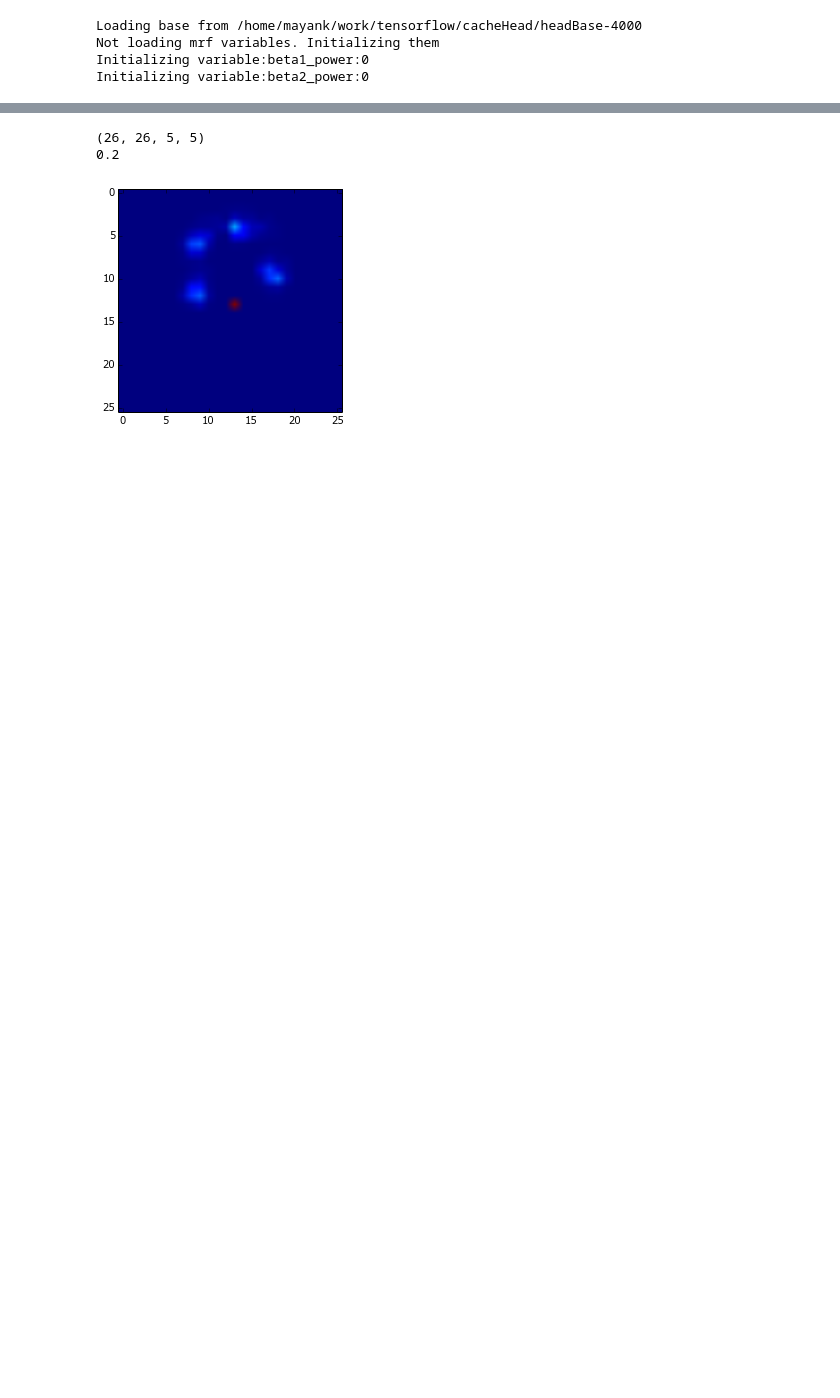
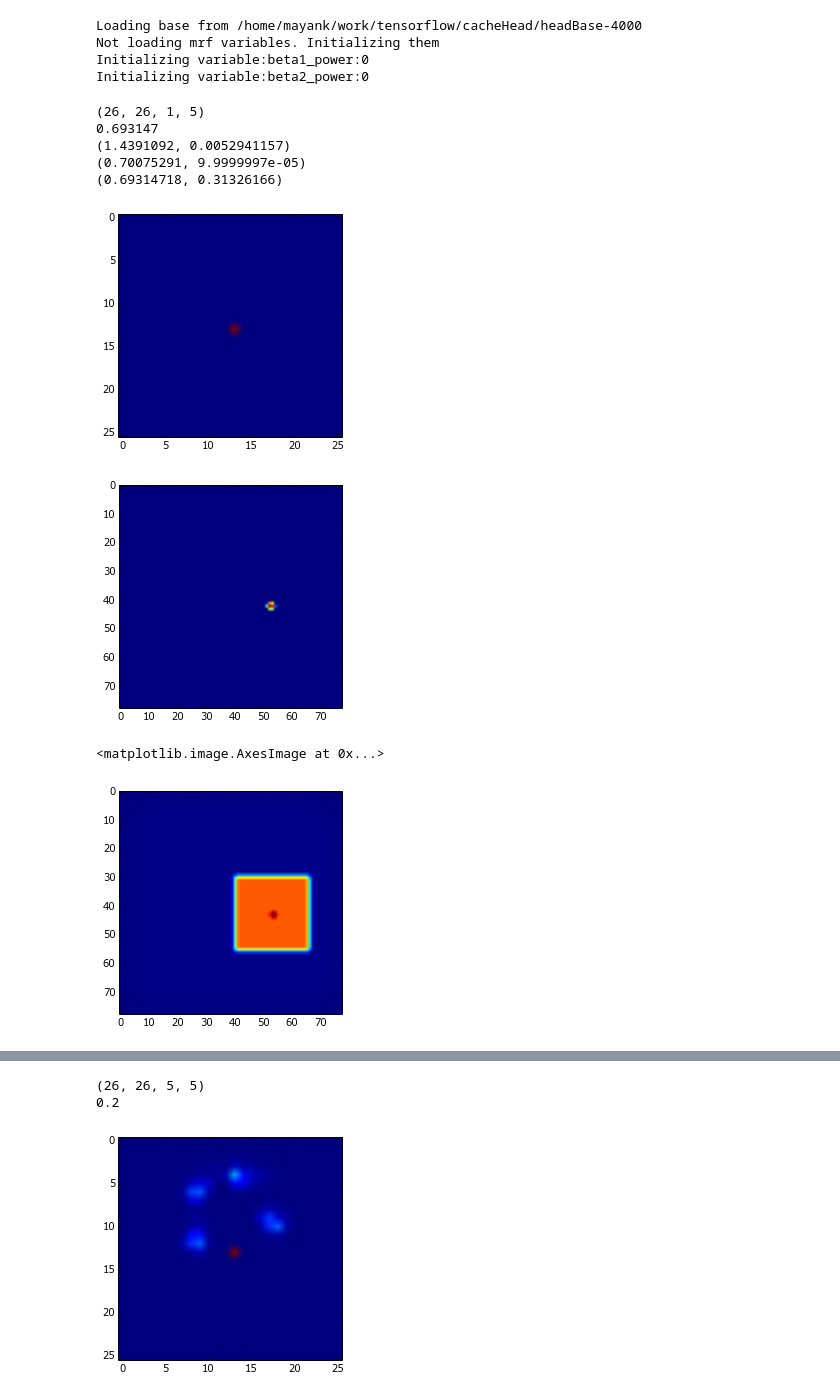
Before and after one commit to mkabra/poseTF, a Jupyter notebook: cellCodeHead.ipynb, the cells around one changed output, grey strips where cells are left out. Drawn from its saved outputs; the diff is of its cells as text; code cells hidden in the pictures; blank space fills up the shorter version.

```diff
--- a/cellCodeHead.ipynb
+++ b/cellCodeHead.ipynb
@@ -1278 +1289,25 @@ preds = sess.run([self.basePred,self.mrfPred,modlabels],feed_dict=self.feed_dict
+# %%
+import scipy
+print(wts[0].shape)
+print(wts[0].max())
+vv = np.maximum(preds[0][0,:,:,0],0.0001)
+oo = scipy.signal.convolve2d(vv,wts[0][:,:,0,0],mode='same')
+print(oo.max(),oo.min())
+print(vv.max(),vv.min())
+print(wts[0][:,:,0,0].max(),wts[0][:,:,0,0].min())
+plt.imshow(wts[0][:,:,0,0])
+plt.show()
+plt.imshow(vv)
+plt.show()
+plt.imshow(oo)
+# %% [output]
+(26, 26, 1, 5)
+0.693147
+(1.4391092, 0.0052941157)
+(0.70075291, 9.9999997e-05)
+(0.69314718, 0.31326166)
+[figure, added]
+[figure, added]
+<matplotlib.image.AxesImage at 0x...>
+[figure, added]
 # %%
```
Also changed, not shown: parts of 7 cells of this notebook, 7 other files.
